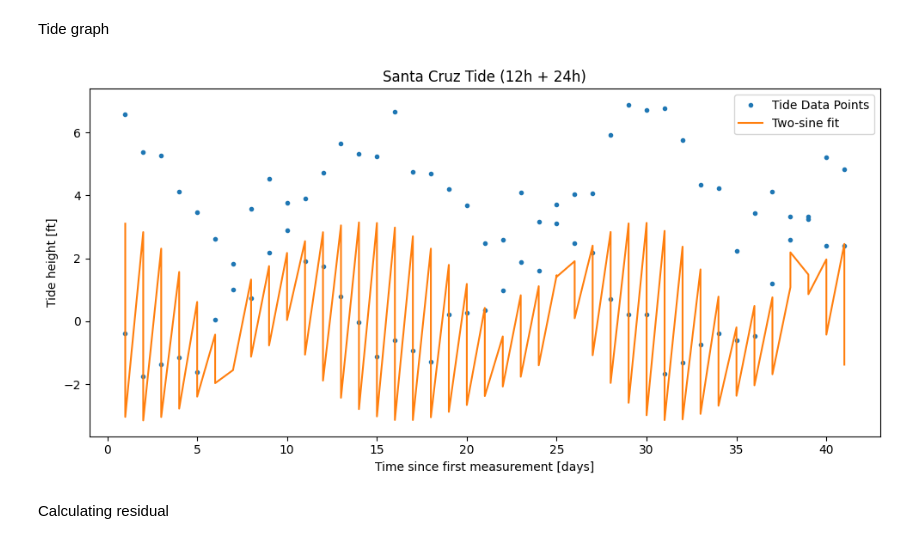
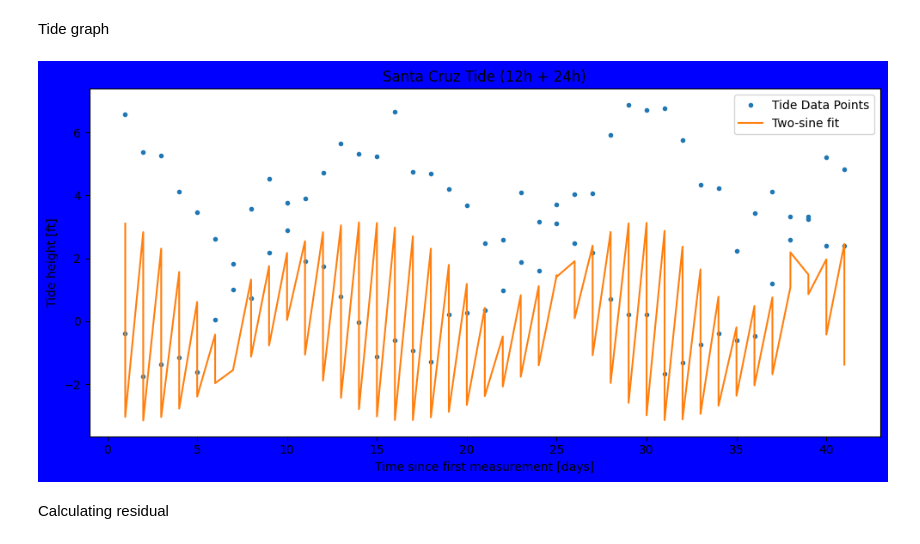
Before and after one commit to PrIceZeng-816/ASTR_19_Project, a Jupyter notebook: Project.ipynb, the cells around one changed output. Drawn from its saved outputs; the diff is of its cells as text; code cells hidden in the pictures.

```diff
--- a/Project.ipynb
+++ b/Project.ipynb
@@ -97,18 +98,18 @@ Tide graph
 # %%
 t_plot_day = usable_data["day"].astype(int)
 
-plt.figure(figsize=(10,5),facecolor="white")
+plt.figure(figsize=(10,5),facecolor="blue")
 plt.plot(t_plot_day, y_axis, ".", label="Tide Data Points")
 plt.plot(t_plot_day, y_fit, "-", label="Two-sine fit")
 plt.xlabel("Time since first measurement [days]")
 plt.ylabel("Tide height [ft]")
 plt.title("Santa Cruz Tide (12h + 24h)")
 plt.legend()
 plt.tight_layout()
-plt.savefig("Santa_Cruz_Tide (12h + 24h).pdf")
+plt.savefig("Santa_Cruz_Tide (12h + 24h).pdf") # save as pdf
 plt.show()
 # %% [output]
-[figure, old version]
+[figure, new version]
 # %% [markdown]
 Calculating residual
 # %%
```
Also changed, not shown: parts of 6 cells of this notebook, 5 other files.
